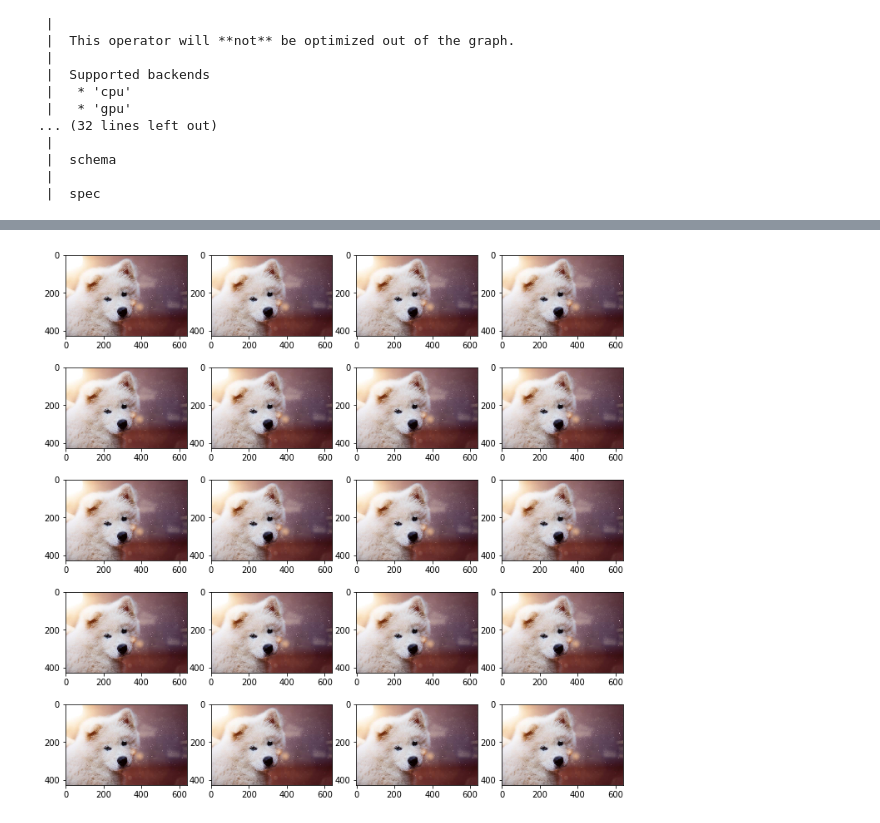
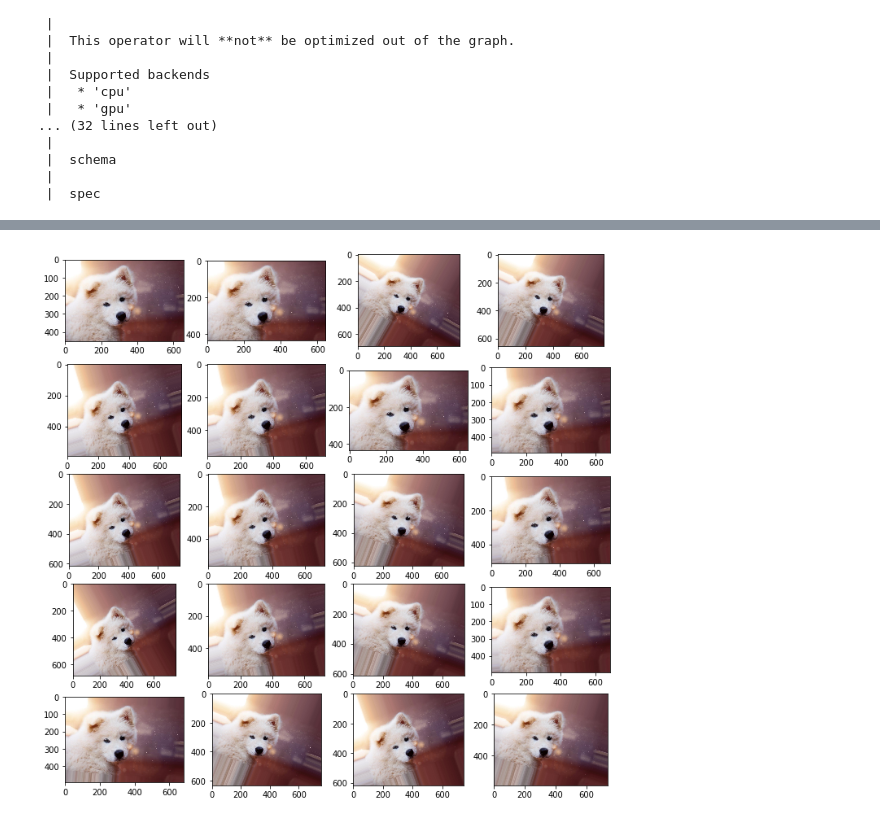
Before and after one commit to WANG-lp/FastGC-icecake, a Jupyter notebook: scripts/dali_external_source.ipynb, the cells around one changed output, grey strips where cells are left out. Drawn from its saved outputs; the diff is of its cells as text; code cells hidden in the pictures.

```diff
--- a/scripts/dali_external_source.ipynb
+++ b/scripts/dali_external_source.ipynb
@@ -203,20 +208,20 @@ class DaliIcecake(builtins.object)
 class CustomOperatorPipeline(Pipeline):
     def __init__(self, batch_size, num_threads, device_id):
         super(CustomOperatorPipeline, self).__init__(batch_size,num_threads,device_id,seed=12)
-        self.read_from_icecake = ops.DaliIcecake()
-        self.rotate = ops.Rotate(device='cpu')
+        self.read_from_icecake = ops.DaliIcecake(device='gpu')
+        self.rotate = ops.Rotate(device='gpu')
         self.rng = ops.Uniform(range = (-30.0, 30.0))
-        self.crop = ops.RandomResizedCrop(device='cpu', size=[200,200])
+        self.crop = ops.RandomResizedCrop(device='gpu', size=[200,200])
     def define_graph(self):
         res = self.read_from_icecake()
 #         res = self.crop(res)
-#         angle = self.rng()
-#         res = self.rotate(res, angle=angle)
+        angle = self.rng()
+        res = self.rotate(res, angle=angle)
         return res
 # %%
 pipe = CustomOperatorPipeline(batch_size=batch_size, num_threads=2, device_id = 0)
 pipe.build()
 # %%
-pipe_out = pipe.run()
+pipe_out, = pipe.run()
 pipe_out
 # %% [output]
@@ -224,11 +250,11 @@ pipe_out
 # %%
 imgs = []
 for i in range(0, 20):
     pipe_out = pipe.run()
     im, = pipe_out
-    img=im.at(0)
+    img=im.as_cpu().at(0)
     imgs.append(img)
 
 show_all_imgs(imgs)
 # %% [output]
-[figure, old version]
+[figure, new version]
```
Also changed, not shown: parts of 4 cells of this notebook, 5 other files.
